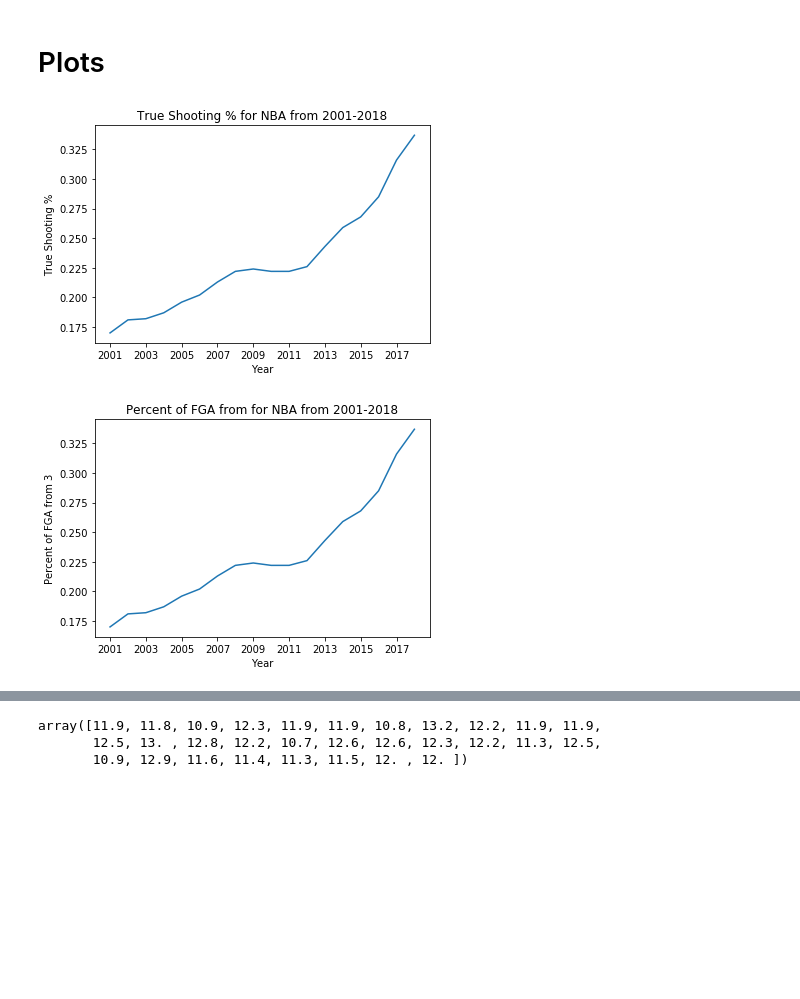
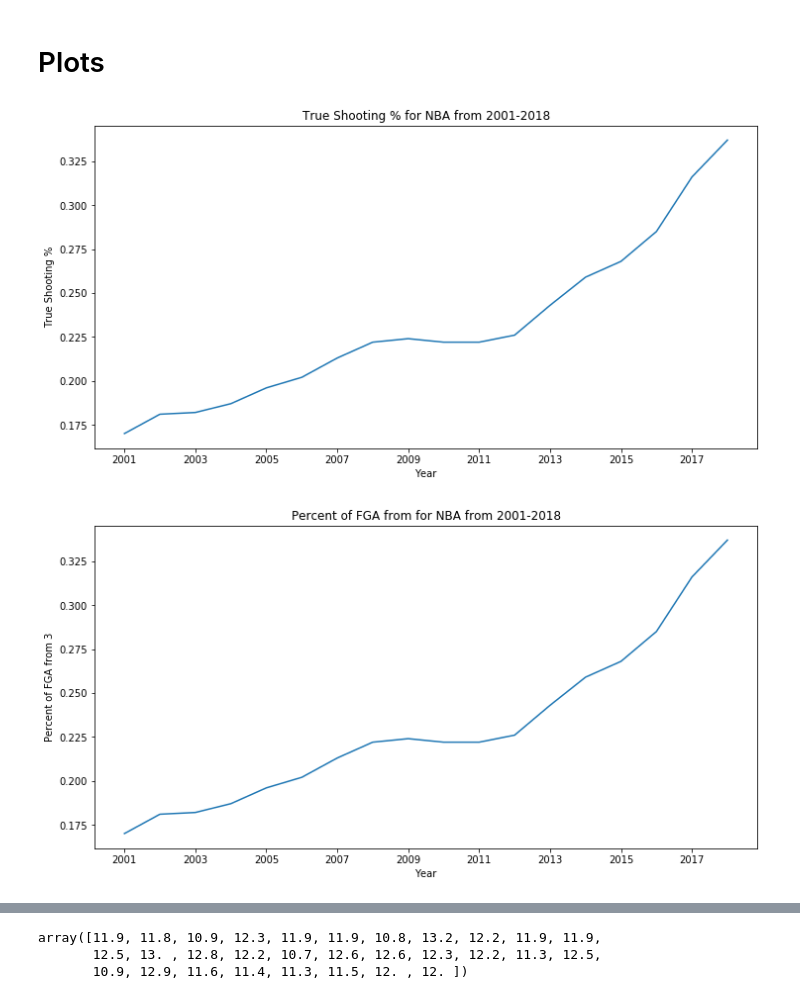
Before and after one commit to johncpolitte/NBA_Data_Analysis, a Jupyter notebook: Pandas_work.ipynb, the cells around one changed output, grey strips where cells are left out. Drawn from its saved outputs; the diff is of its cells as text; code cells hidden in the pictures; blank space fills up the shorter version.

```diff
--- a/Pandas_work.ipynb
+++ b/Pandas_work.ipynb
@@ -361,21 +361,21 @@ big_test
 # %%
 TSP = np.array(big_test.iloc[[3],:])
 TSP = TSP.reshape(18,1)
-fig, ax = plt.subplots()
+fig, ax = plt.subplots(figsize=(12,6))
 x = (2001,2002,2003,2004,2005,2006,2007,2008,2009,2010,2011,2012,2013,2014,2015,2016,2017,2018)
 y = TSP
 lines = ax.plot(x,y)
 ax.set(title= 'True Shooting % for NBA from 2001-2018',
       ylabel = 'True Shooting %',
       xlabel = 'Year')
 plt.xticks(range(2001, 2018, 2))
 plt.show()
 # %% [output]
-[figure, old version]
+[figure, new version]
 # %%
 TPAr = np.array(big_test.iloc[[3],:])
 TPAr = TPAr.reshape(18,1)
-fig, ax = plt.subplots()
+fig, ax = plt.subplots(figsize=(12,6))
 x = (2001,2002,2003,2004,2005,2006,2007,2008,2009,2010,2011,2012,2013,2014,2015,2016,2017,2018)
 y = TPAr
 lines = ax.plot(x,y)
@@ -385,7 +385,7 @@ ax.set(title= 'Percent of FGA from for NBA from 2001-2018',
 plt.xticks(range(2001, 2018, 2))
 plt.show()
 # %% [output]
-[figure, old version]
+[figure, new version]
 # %%
 pace = np.array(big_test.iloc[[2],:])
 pace = pace.reshape(18,1)
```
Also changed, not shown: parts of 8 cells of this notebook, 1 other file.
